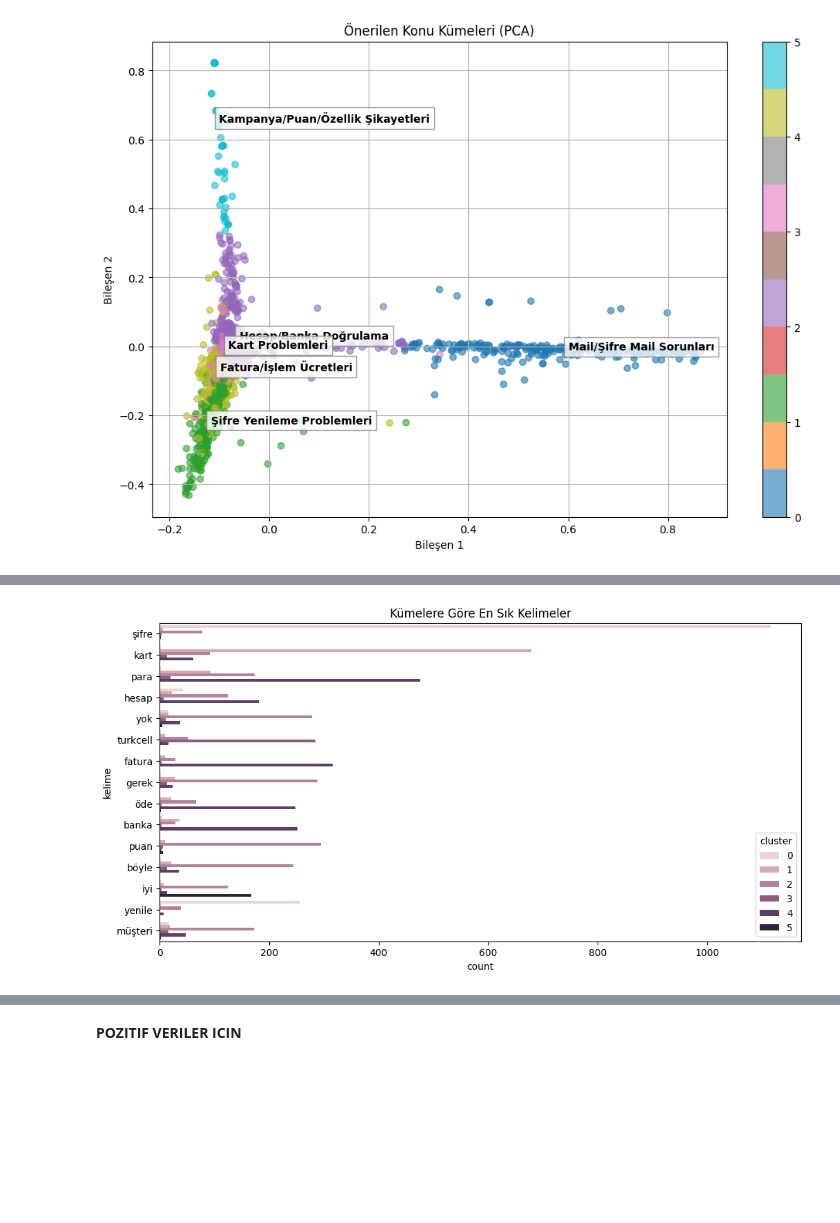
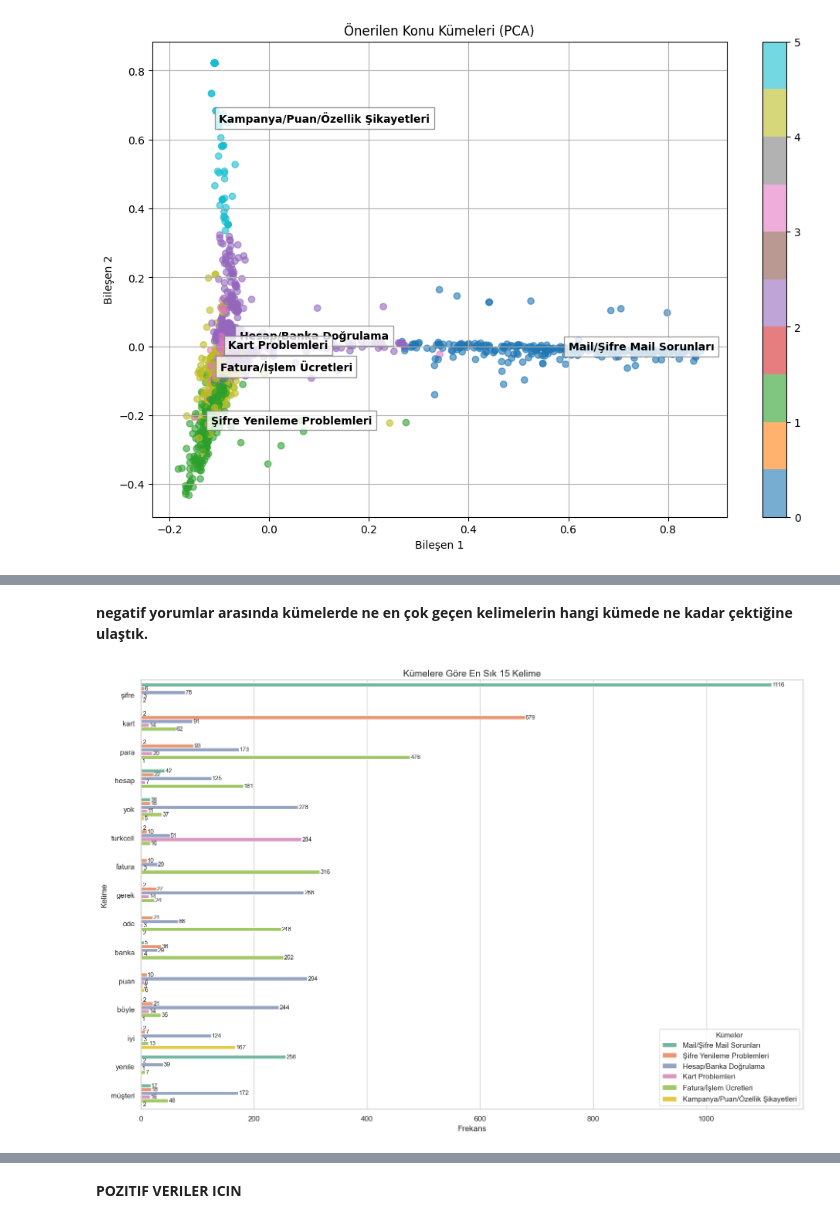
Before and after one commit to enisba/paycell-review-analysis, a Jupyter notebook: Notebooks/03_modeling.ipynb, the cells around one changed output, grey strips where cells are left out. Saved outputs shown, nothing was run; the diff lists cells and outputs as text; code cells hidden in the pictures; blank space fills up the shorter version.

```diff
--- a/Notebooks/03_modeling.ipynb
+++ b/Notebooks/03_modeling.ipynb
@@ -144,7 +145,6 @@ df[["lemmas", "sentiment", "review_length", "normalized_pred_label", "Tarih"]].t
 # %% [markdown]
 __burada görünümün daha anlaşılır olabilmesi için sentiment ve pred_sentimentin renklendirilip daha iyi görünüm sağlandı__
 # %%
-import pandas as pd
 from openpyxl import load_workbook
 from openpyxl.styles import PatternFill
 
@@ -153,11 +153,7 @@ df[["lemmas", "sentiment", "normalized_pred_label", "Tarih"]].to_excel("../data/
 wb = load_workbook("../data/sentiment_results.xlsx")
 ws = wb.active
 
-colors = {
-    "neutral": "D9D9D9",
-    "positive": "C6EFCE",
-    "negative": "F2DCDB",
-}
+colors = {"neutral": "D9D9D9", "positive": "C6EFCE", "negative": "F2DCDB"}
 
 for row in range(2, ws.max_row + 1):
     sentiment = ws[f"B{row}"].value
@@ -292,7 +270,7 @@ output_df.to_csv("tokens_with_oneriler.csv", index=False, encoding="utf-8-sig")
 import pandas as pd
 import ast
 
-df = pd.read_csv("tokens_with_oneriler.csv")
+df = pd.read_csv("lemmas_with_oneriler.csv")
 df["onerilen_konular"] = df["onerilen_konular"].apply(ast.literal_eval)
 df["metin"] = df["onerilen_konular"].apply(lambda x: " ".join(x) if isinstance(x, list) else "")
 df = df[df["metin"].str.strip().astype(bool)].copy()
@@ -458,16 +425,50 @@ plt.show()
+# %% [markdown]
+__negatif yorumlar arasında kümelerde ne en çok geçen kelimelerin hangi kümede ne kadar çektiğine ulaştık.__
 # %%
 import seaborn as sns
-import pandas as pd
 
 rows = []
 for i, row in df.iterrows():
     for kelime in row["metin"].split():
         rows.append({"cluster": row["cluster"], "kelime": kelime})
 
 kelime_df = pd.DataFrame(rows)
-plt.figure(figsize=(12, 6))
-sns.countplot(data=kelime_df, y="kelime", order=kelime_df["kelime"].value_counts().head(15).index, hue="cluster")
-plt.title("Kümelere Göre En Sık Kelimeler")
+sns.set(style="whitegrid")
+plt.figure(figsize=(15, 10))
+
+top_kelimeler = kelime_df["kelime"].value_counts().head(15).index
+
+ax = sns.countplot(
+    data=kelime_df[kelime_df["kelime"].isin(top_kelimeler)],
+    y="kelime",
+    hue="cluster",
+    order=top_kelimeler,
+    palette="Set2"
+)
+cluster_labels = {
+    0: "Mail/Şifre Mail Sorunları",
+    1: "Şifre Yenileme Problemleri",
+    2: "Hesap/Banka Doğrulama",
+    3: "Kart Problemleri",
+    4: "Fatura/İşlem Ücretleri",
+    5: "Kampanya/Puan/Özellik Şikayetleri"
+}
+
+for p in ax.patches:
+    width = p.get_width()
+    if width > 0:
+        plt.text(width + 1,
+                 p.get_y() + p.get_height() / 2,
+                 int(width), ha="left", va="center", fontsize=9)
+
+plt.title("Kümelere Göre En Sık 15 Kelime", fontsize=14)
+plt.xlabel("Frekans", fontsize=12)
+plt.ylabel("Kelime", fontsize=12)
+plt.legend(title="Cluster", title_fontsize=11)
+plt.tight_layout()
+handles, labels = ax.get_legend_handles_labels()
+new_labels = [cluster_labels[int(label)] for label in labels]
+ax.legend(handles, new_labels, title="Kümeler", title_fontsize=11)
 plt.show()
 # %% [output]
-[figure, old version]
+[figure, new version]
```
Also changed, not shown: parts of 34 cells of this notebook, 2 other files.
